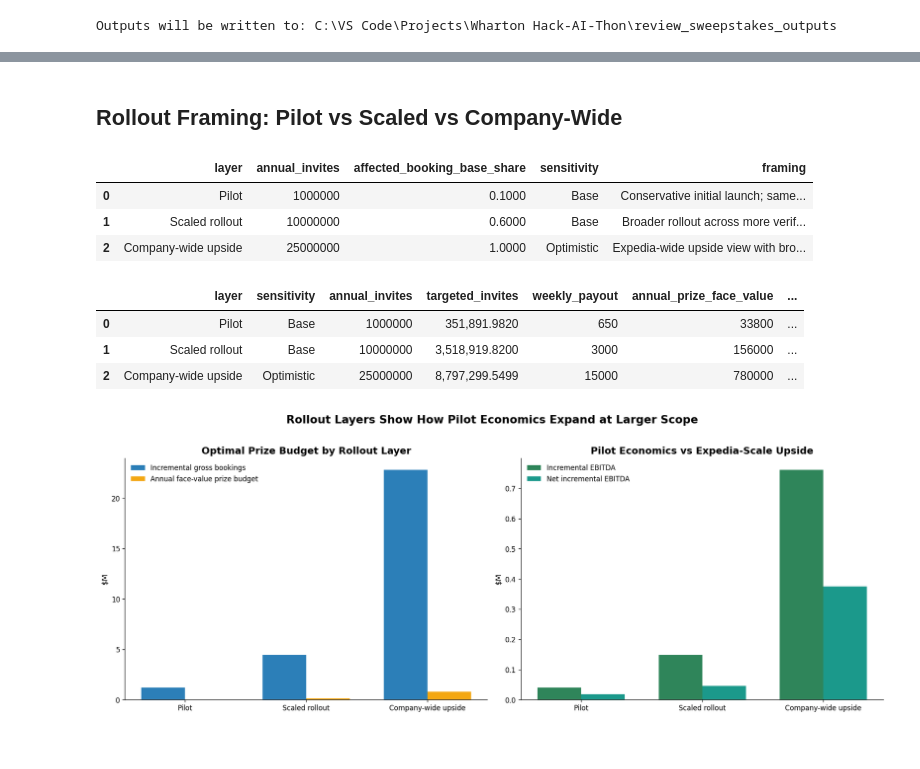
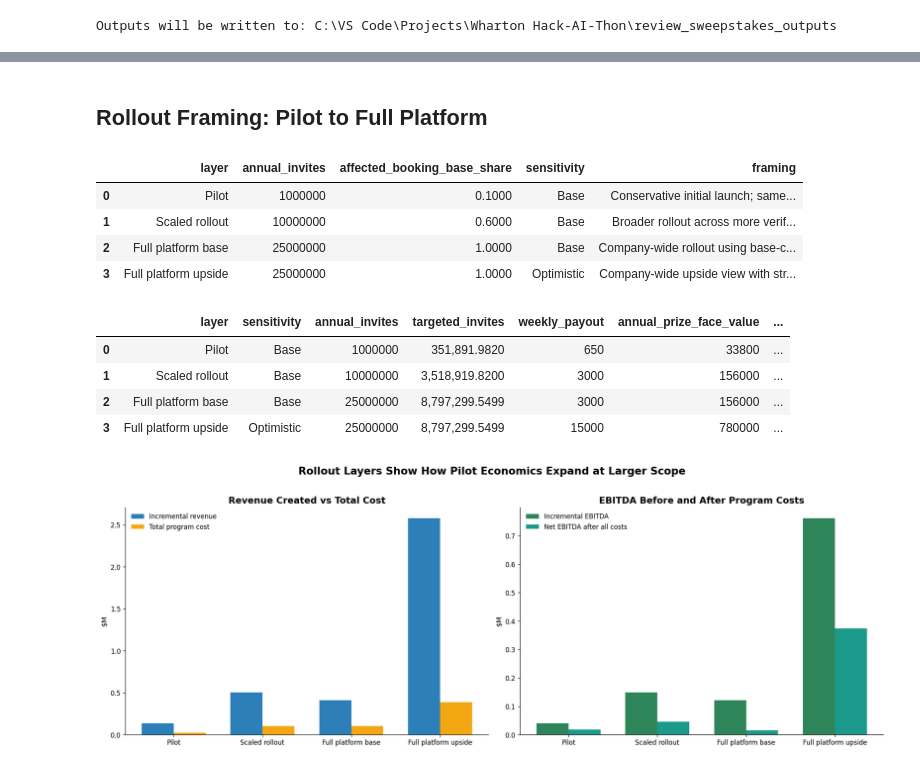
Before and after one commit to Allon-Zhu/Stampedia, a Jupyter notebook: expedia_review_sweepstakes_optimization.ipynb, the cells around one changed output, grey strips where cells are left out. Drawn from its saved outputs; the diff is of its cells as text; code cells hidden in the pictures.

```diff
--- a/expedia_review_sweepstakes_optimization.ipynb
+++ b/expedia_review_sweepstakes_optimization.ipynb
@@ -480,7 +837,5 @@ savefig(fig, "02_review_gap_snapshot")
 [figure]
 # %%
-pilot_optimal = targeted_base.sort_values("net_incremental_ebitda", ascending=False).iloc[0]
-
 rollout_specs = [
     {
         "layer": "Pilot",
@@ -499,16 +854,25 @@ rollout_specs = [
         "framing": "Broader rollout across more verified post-stay touchpoints and review surfaces.",
     },
     {
-        "layer": "Company-wide upside",
+        "layer": "Full platform base",
+        "annual_invites": 25_000_000,
+        "affected_booking_base_share": 1.00,
+        "sensitivity": "Base",
+        "weekly_payout_grid": np.array([0, 500, 1000, 1500, 2000, 2500, 3000, 4000, 5000, 6500, 8000, 10000, 12500, 15000, 20000, 25000, 30000]),
+        "framing": "Company-wide rollout using base-case review-to-booking assumptions.",
+    },
+    {
+        "layer": "Full platform upside",
         "annual_invites": 25_000_000,
         "affected_booking_base_share": 1.00,
         "sensitivity": "Optimistic",
         "weekly_payout_grid": np.array([0, 500, 1000, 1500, 2000, 2500, 3000, 4000, 5000, 6500, 8000, 10000, 12500, 15000, 20000, 25000, 30000]),
-        "framing": "Expedia-wide upside view with broader review-surface impact and stronger review-to-booking conversion assumptions.",
+        "framing": "Company-wide upside view with stronger review-to-booking conversion assumptions.",
     },
 ]
 
 rollout_rows = []
+rollout_grids = []
 for layer in rollout_specs:
     layer_results = pd.DataFrame(
         [
@@ -522,6 +886,9 @@ for layer in rollout_specs:
             for weekly_payout in layer["weekly_payout_grid"]
         ]
     )
+    layer_results["layer"] = layer["layer"]
+    rollout_grids.append(layer_results)
+
     best_row = layer_results.sort_values("net_incremental_ebitda", ascending=False).iloc[0].to_dict()
     best_row["layer"] = layer["layer"]
     best_row["targeted_invites"] = layer["annual_invites"] * scenario_specs["Moderate-rating targeted"]["target_share"]
@@ -529,6 +896,7 @@ for layer in rollout_specs:
     rollout_rows.append(best_row)
 
 rollout_summary = pd.DataFrame(rollout_rows)
+rollout_budget_grid = pd.concat(rollout_grids, ignore_index=True)
 rollout_assumptions = pd.DataFrame(
     [
         {
@@ -544,8 +912,9 @@ rollout_assumptions = pd.DataFrame(
 
 rollout_assumptions.to_csv(OUTPUT_DIR / "rollout_layer_assumptions.csv", index=False)
 rollout_summary.to_csv(OUTPUT_DIR / "rollout_layer_summary.csv", index=False)
+rollout_budget_grid.to_csv(OUTPUT_DIR / "rollout_layer_budget_grid.csv", index=False)
 
-display(Markdown("## Rollout Framing: Pilot vs Scaled vs Company-Wide"))
+display(Markdown("## Rollout Framing: Pilot to Full Platform"))
 display(rollout_assumptions)
 display(
     rollout_summary[
@@ -560,42 +929,72 @@ display(
             "incremental_revenue",
             "incremental_ebitda",
             "economic_cost",
+            "annual_ai_cost",
+            "total_program_cost",
             "net_incremental_ebitda",
+            "revenue_to_program_cost_x",
         ]
     ]
 )
 
-fig, axes = plt.subplots(1, 2, figsize=(16, 6))
+fig, axes = plt.subplots(1, 2, figsize=(17, 6))
 x = np.arange(len(rollout_summary))
 width = 0.36
 
-axes[0].bar(x - width / 2, rollout_summary["incremental_gross_bookings"] / 1_000_000, width=width, color=PALETTE["blue"], label="Incremental gross bookings")
-axes[0].bar(x + width / 2, rollout_summary["annual_prize_face_value"] / 1_000_000, width=width, color=PALETTE["gold"], label="Annual face-value prize budget")
+axes[0].bar(
+    x - width / 2,
+    rollout_summary["incremental_revenue"] / 1_000_000,
+    width=width,
+    color=PALETTE["blue"],
+    label="Incremental revenue",
+)
+axes[0].bar(
+    x + width / 2,
+    rollout_summary["total_program_cost"] / 1_000_000,
+    width=width,
+    color=PALETTE["gold"],
+    label="Total program cost",
+)
 axes[0].set_xticks(x)
 axes[0].set_xticklabels(rollout_summary["layer"])
 axes[0].set_ylabel("$M")
-axes[0].set_title("Optimal Prize Budget by Rollout Layer")
+axes[0].set_title("Revenue Created vs Total Cost")
 axes[0].legend(frameon=False)
 
-axes[1].bar(x - width / 2, rollout_summary["incremental_ebitda"] / 1_000_000, width=width, color=PALETTE["green"], label="Incremental EBITDA")
-axes[1].bar(x + width / 2, rollout_summary["net_incremental_ebitda"] / 1_000_000, width=width, color=PALETTE["teal"], label="Net incremental EBITDA")
+axes[1].bar(
+    x - width / 2,
+    rollout_summary["incremental_ebitda"] / 1_000_000,
+    width=width,
+    color=PALETTE["green"],
+    label="Incremental EBITDA",
+)
+axes[1].bar(
+    x + width / 2,
+    rollout_summary["net_incremental_ebitda"] / 1_000_000,
+    width=width,
+    color=PALETTE["teal"],
+    label="Net EBITDA after all costs",
+)
 axes[1].set_xticks(x)
 axes[1].set_xticklabels(rollout_summary["layer"])
 axes[1].set_ylabel("$M")
-axes[1].set_title("Pilot Economics vs Expedia-Scale Upside")
+axes[1].set_title("EBITDA Before and After Program Costs")
+axes[1].axhline(0, color=PALETTE["gray"], linewidth=1, alpha=0.5)
 axes[1].legend(frameon=False)
 
 fig.suptitle("Rollout Layers Show How Pilot Economics Expand at Larger Scope", fontsize=16, fontweight="bold", y=1.02)
 fig.tight_layout()
 savefig(fig, "03_rollout_layers")
 # %% [output]
-## Rollout Framing: Pilot vs Scaled vs Company-Wide
+## Rollout Framing: Pilot to Full Platform
 |  | layer | annual_invites | affected_booking_base_share | sensitivity | framing |
 | 0 | Pilot | 1000000 | 0.1000 | Base | Conservative initial launch; same... |
 | 1 | Scaled rollout | 10000000 | 0.6000 | Base | Broader rollout across more verif... |
-| 2 | Company-wide upside | 25000000 | 1.0000 | Optimistic | Expedia-wide upside view with bro... |
+| 2 | Full platform base | 25000000 | 1.0000 | Base | Company-wide rollout using base-c... |
+| 3 | Full platform upside | 25000000 | 1.0000 | Optimistic | Company-wide upside view with str... |
 |  | layer | sensitivity | annual_invites | targeted_invites | weekly_payout | annual_prize_face_value | ... |
 | 0 | Pilot | Base | 1000000 | 351,891.9820 | 650 | 33800 | ... |
 | 1 | Scaled rollout | Base | 10000000 | 3,518,919.8200 | 3000 | 156000 | ... |
-| 2 | Company-wide upside | Optimistic | 25000000 | 8,797,299.5499 | 15000 | 780000 | ... |
+| 2 | Full platform base | Base | 25000000 | 8,797,299.5499 | 3000 | 156000 | ... |
+| 3 | Full platform upside | Optimistic | 25000000 | 8,797,299.5499 | 15000 | 780000 | ... |
-[figure, old version]
+[figure, new version]
```
Also changed, not shown: parts of 12 cells of this notebook, 25 other files.
